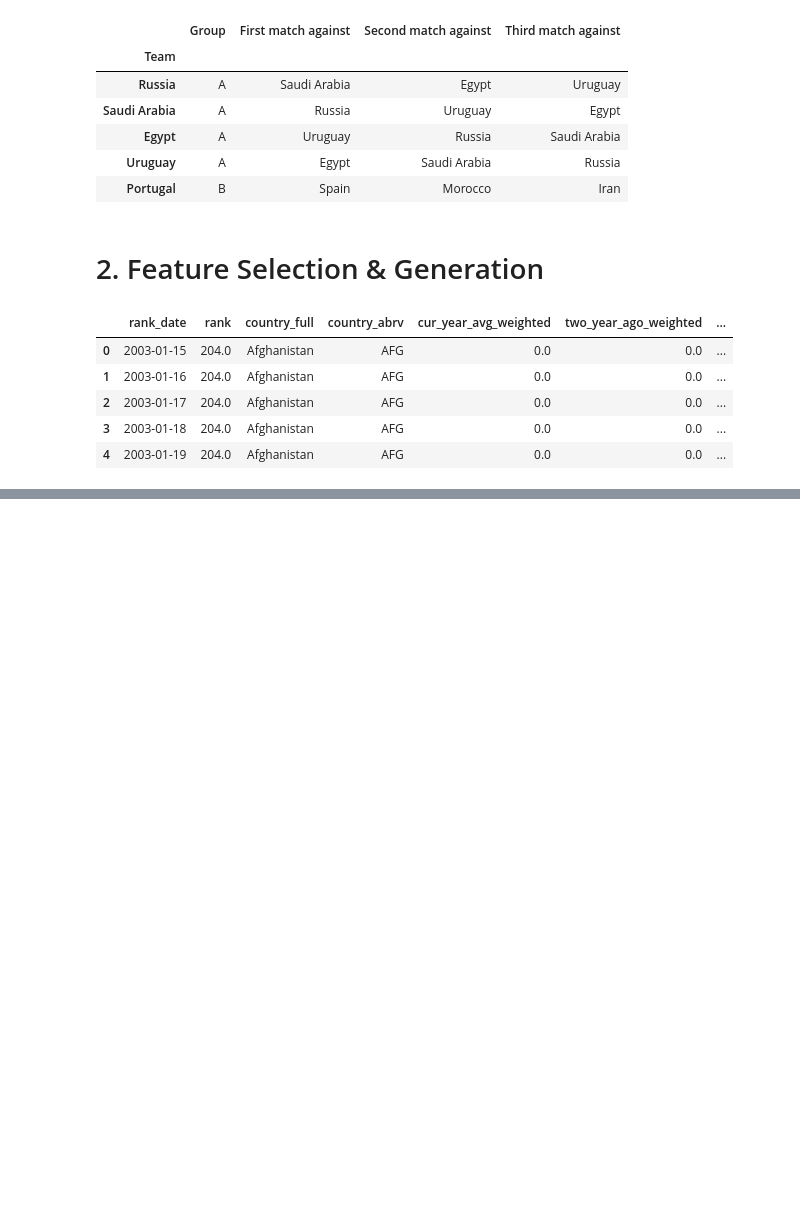
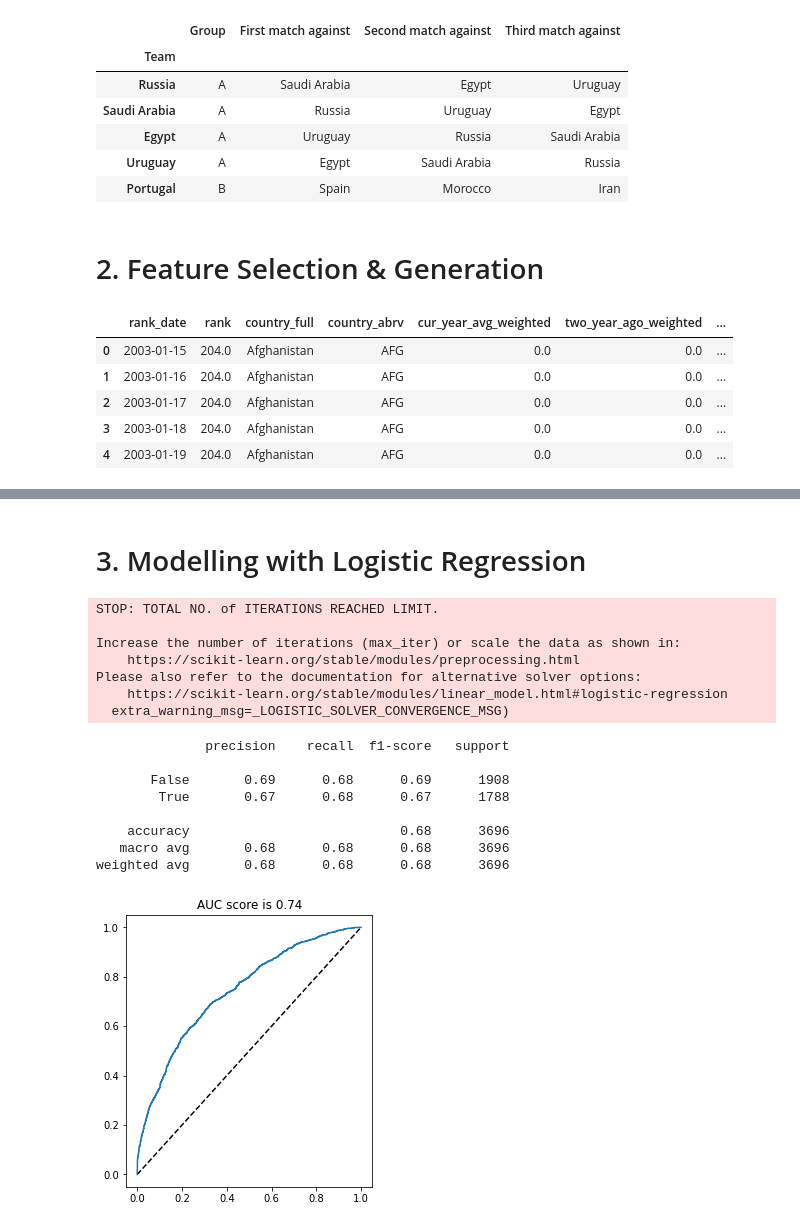
Before and after one commit to eozhisarcikli/football-world-cup-winner-prediction, a Jupyter notebook: Feature Selection & Modelling & Visualization.ipynb, the cells around one changed output, grey strips where cells are left out. Cells and saved outputs as stored; diff of their text form; code cells hidden in the pictures; blank space fills up the shorter version.

```diff
--- a/Feature Selection & Modelling & Visualization.ipynb
+++ b/Feature Selection & Modelling & Visualization.ipynb
@@ -132,3 +131,57 @@ matches.head()
 | 2 | 1993-08-08 | Ecuador | Venezuela | 5 | 0 | FIFA World Cup qualification | Quito | Ecuador | False | ... |
 | 3 | 1993-08-08 | Guinea | Sierra Leone | 1 | 0 | Friendly | Conakry | Guinea | False | ... |
 | 4 | 1993-08-08 | Paraguay | Argentina | 1 | 3 | FIFA World Cup qualification | Asunción | Paraguay | False | ... |
+# %% [markdown]
+# 3. Modelling with Logistic Regression
+# %%
+from sklearn import linear_model
+from sklearn import ensemble
+from sklearn.model_selection import train_test_split
+from sklearn.metrics import confusion_matrix, roc_curve, roc_auc_score
+from sklearn.pipeline import Pipeline
+from sklearn.preprocessing import PolynomialFeatures
+from sklearn.metrics import classification_report
+
+# We look at only 4 features
+X, y = matches.loc[:,['average_rank', 'rank_difference', 'point_difference', 'is_stake']], matches['is_won']
+
+# Create our test and train datasets
+X_train, X_test, y_train, y_test = train_test_split(
+    X, y, test_size=0.2, random_state=42)
+
+# Use a logistic Regression model
+logreg = linear_model.LogisticRegression(C=1e-5)
+features = PolynomialFeatures(degree=2)
+model = Pipeline([
+    ('polynomial_features', features),
+    ('logistic_regression', logreg)
+])
+model = model.fit(X_train, y_train)
+
+# Plot our model results
+fpr, tpr, _ = roc_curve(y_test, model.predict_proba(X_test)[:,1])
+plt.figure(figsize=(15,5))
+ax = plt.subplot(1,3,1)
+ax.plot([0, 1], [0, 1], 'k--')
+ax.plot(fpr, tpr)
+ax.set_title('AUC score is {0:0.2}'.format(roc_auc_score(y_test, model.predict_proba(X_test)[:,1])))
+
+predicted = model.predict(X_test)
+print(classification_report(y_test, predicted))
+# %% [output]
+STOP: TOTAL NO. of ITERATIONS REACHED LIMIT.
+
+Increase the number of iterations (max_iter) or scale the data as shown in:
+    https://scikit-learn.org/stable/modules/preprocessing.html
+Please also refer to the documentation for alternative solver options:
+    https://scikit-learn.org/stable/modules/linear_model.html#logistic-regression
+  extra_warning_msg=_LOGISTIC_SOLVER_CONVERGENCE_MSG)
+              precision    recall  f1-score   support
+
+       False       0.69      0.68      0.69      1908
+        True       0.67      0.68      0.67      1788
+
+    accuracy                           0.68      3696
+   macro avg       0.68      0.68      0.68      3696
+weighted avg       0.68      0.68      0.68      3696
+[figure, added]
```
Also changed, not shown: parts of 12 cells of this notebook.
